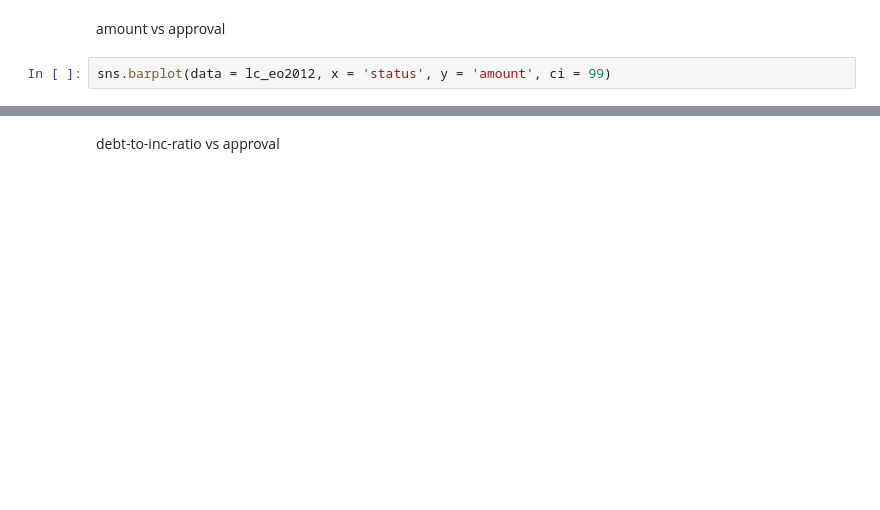
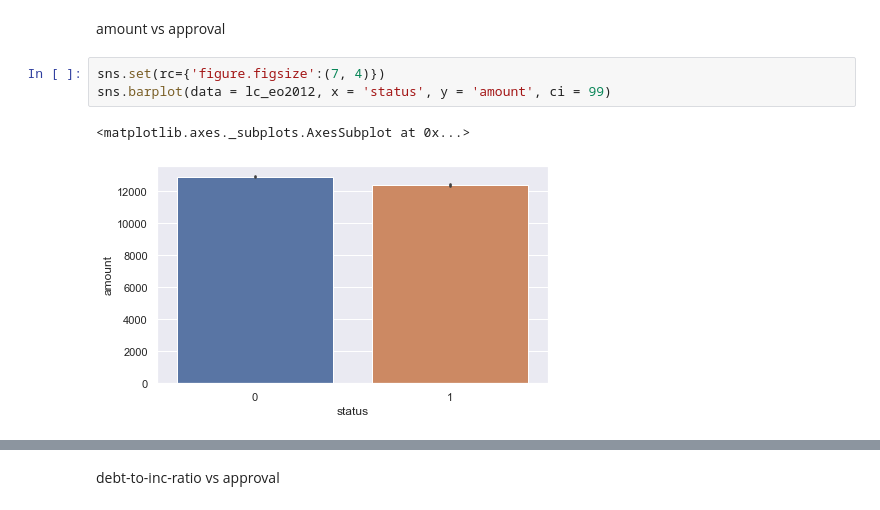
Before and after one commit to dynacao/lendingclub_ml, a Jupyter notebook: LC_EDA.ipynb, the cells around one changed output, grey strips where cells are left out. Saved outputs shown, nothing was run; the diff lists cells and outputs as text; blank space fills up the shorter version.

```diff
--- a/LC_EDA.ipynb
+++ b/LC_EDA.ipynb
@@ -46,4 +87,8 @@ sns.barplot(data = lc_eo2012, x = 'status', y = 'risk_score', ci = 99)
 # %% [markdown]
 amount vs approval
 # %%
+sns.set(rc={'figure.figsize':(7, 4)})
 sns.barplot(data = lc_eo2012, x = 'status', y = 'amount', ci = 99)
+# %% [output]
+<matplotlib.axes._subplots.AxesSubplot at 0x...>
+[figure, added]
```
Also changed, not shown: parts of 43 cells of this notebook.
